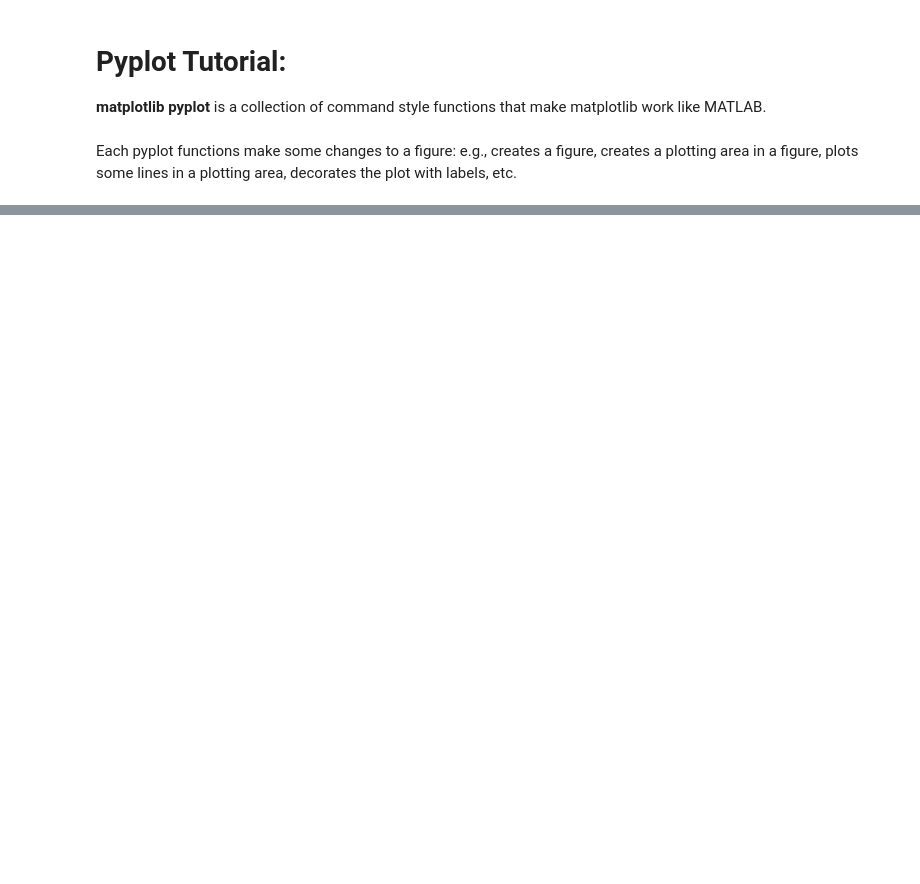
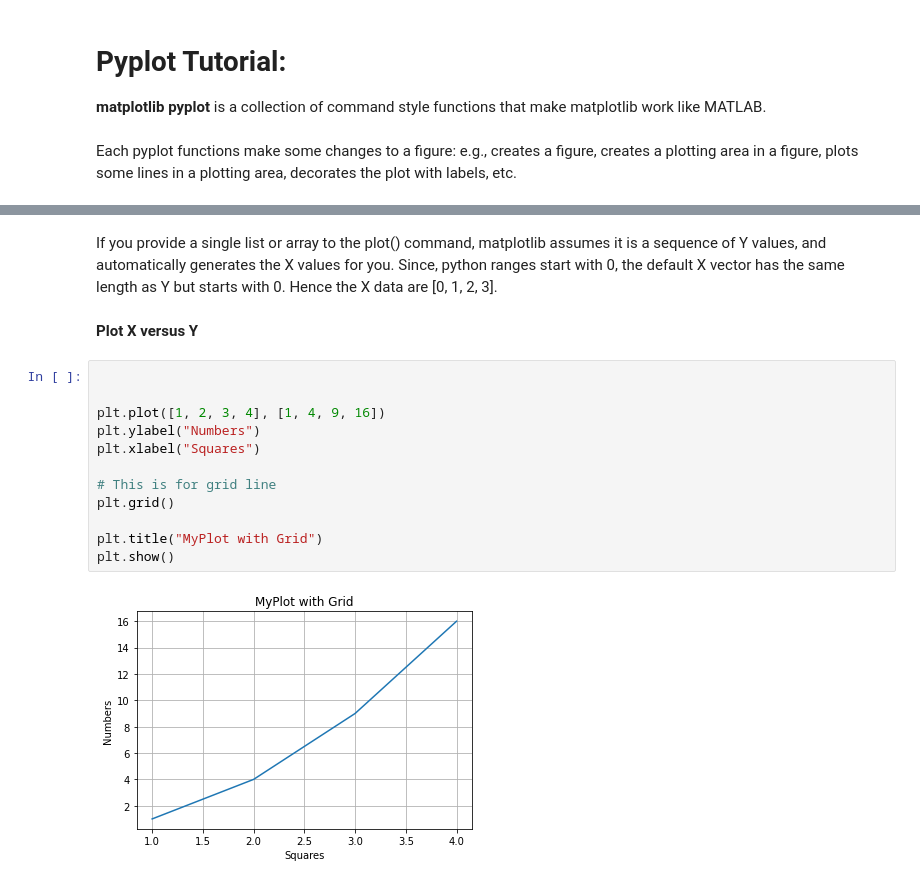
Before and after one commit to armanansari1997/Python_for_Data_Science, a Jupyter notebook: Scaler_free_Srikanth_Varma/matplotlib_pyplot.ipynb, the cells around one changed output, grey strips where cells are left out. Saved outputs shown, nothing was run; the diff lists cells and outputs as text; blank space fills up the shorter version.

Commit message:
Added grid and format string

```diff
--- a/Scaler_free_Srikanth_Varma/matplotlib_pyplot.ipynb
+++ b/Scaler_free_Srikanth_Varma/matplotlib_pyplot.ipynb
@@ -16,0 +17,18 @@ plt.show()
+# %% [markdown]
+If you provide a single list or array to the plot() command, matplotlib assumes it is a sequence of Y values, and automatically generates the X values for you. Since, python ranges start with 0, the default X vector has the same length as Y but starts with 0. Hence the X data are [0, 1, 2, 3].
+# %% [markdown]
+**Plot X versus Y**
+# %%
+
+
+plt.plot([1, 2, 3, 4], [1, 4, 9, 16])
+plt.ylabel("Numbers")
+plt.xlabel("Squares")
+
+# This is for grid line
+plt.grid()
+
+plt.title("MyPlot with Grid")
+plt.show()
+# %% [output]
+[figure, added]
```
Also changed, not shown: parts of 6 cells of this notebook.
